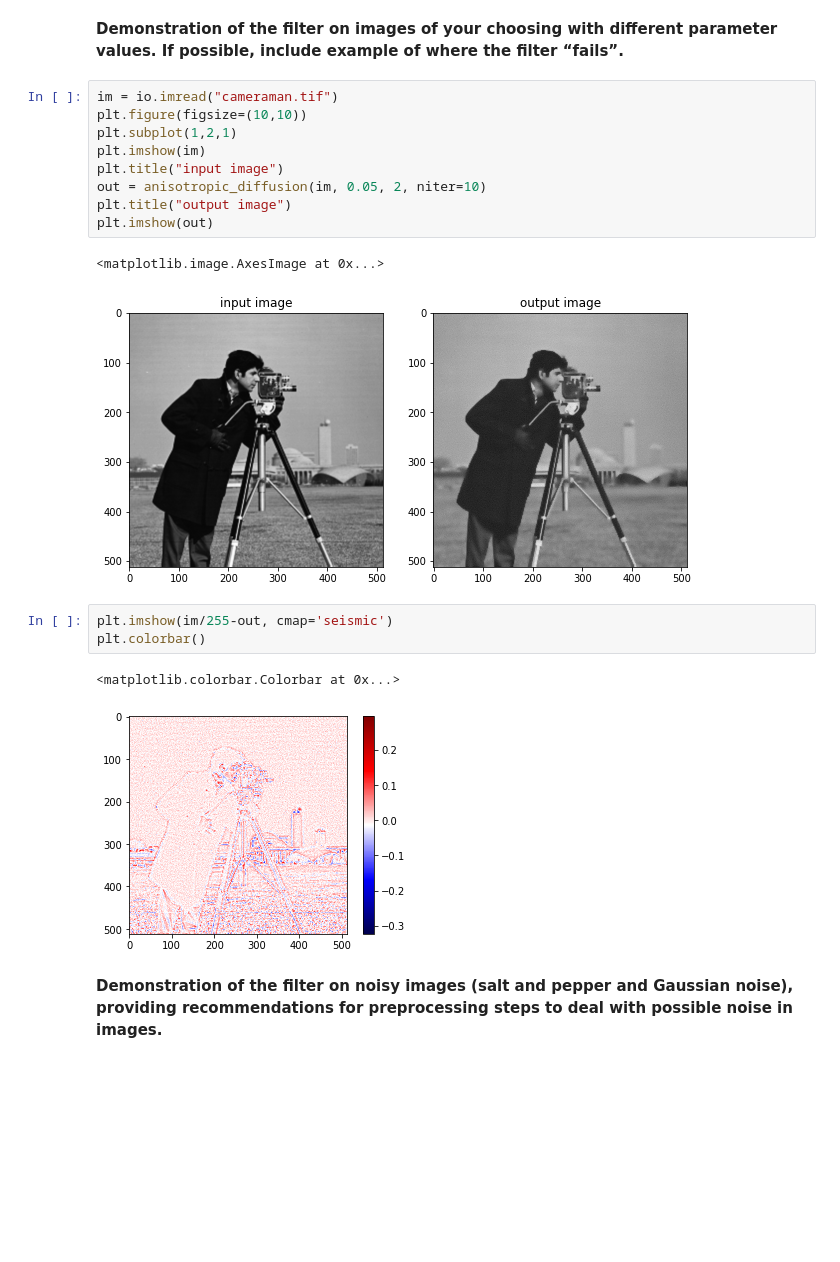
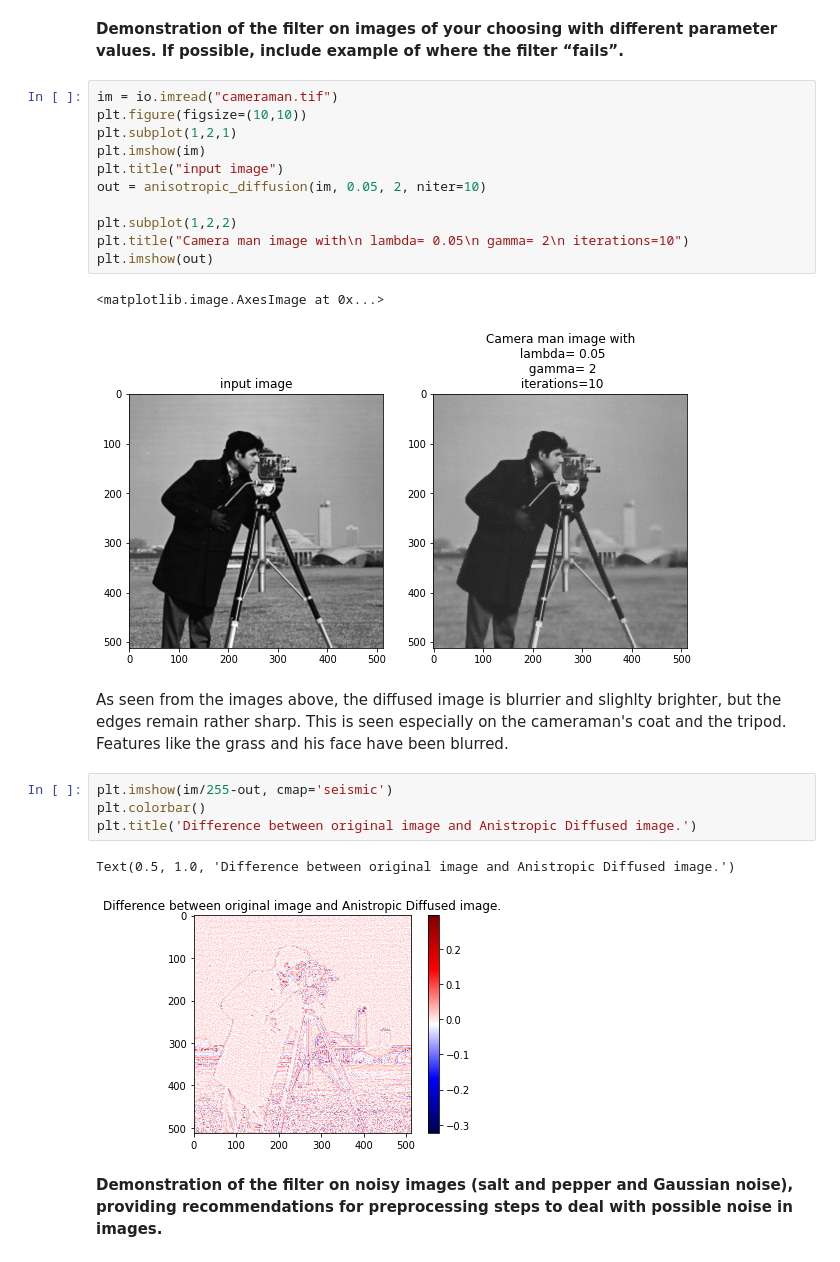
Before and after one commit to ShaneHoughton/anisotropic_diffusion, a Jupyter notebook: Project02.ipynb, the cells around one changed output. Drawn from its saved outputs; the diff is of its cells as text; blank space fills up the shorter version.

```diff
--- a/Project02.ipynb
+++ b/Project02.ipynb
@@ -159,21 +159,26 @@ array([[-1, -1],
 # %%
 im = io.imread("cameraman.tif")
 plt.figure(figsize=(10,10))
 plt.subplot(1,2,1)
 plt.imshow(im)
 plt.title("input image")
 out = anisotropic_diffusion(im, 0.05, 2, niter=10)
-plt.title("output image")
+
+plt.subplot(1,2,2)
+plt.title("Camera man image with\n lambda= 0.05\n gamma= 2\n iterations=10")
 plt.imshow(out)
 # %% [output]
 <matplotlib.image.AxesImage at 0x...>
-[figure, old version]
+[figure, new version]
+# %% [markdown]
+As seen from the images above, the diffused image is blurrier and slighlty brighter, but the edges remain rather sharp. This is seen especially on the cameraman's coat and the tripod. Features like the grass and his face have been blurred.
 # %%
 plt.imshow(im/255-out, cmap='seismic')
 plt.colorbar()
+plt.title('Difference between original image and Anistropic Diffused image.')
 # %% [output]
-<matplotlib.colorbar.Colorbar at 0x...>
+Text(0.5, 1.0, 'Difference between original image and Anistropic Diffused image.')
-[figure, old version]
+[figure, new version]
 # %% [markdown]
 **Demonstration of the filter on noisy images (salt and pepper and Gaussian noise), providing recommendations for preprocessing steps to deal with possible noise in images.**
 # %%
```
Also changed, not shown: parts of 2 cells of this notebook, 1 other file.
